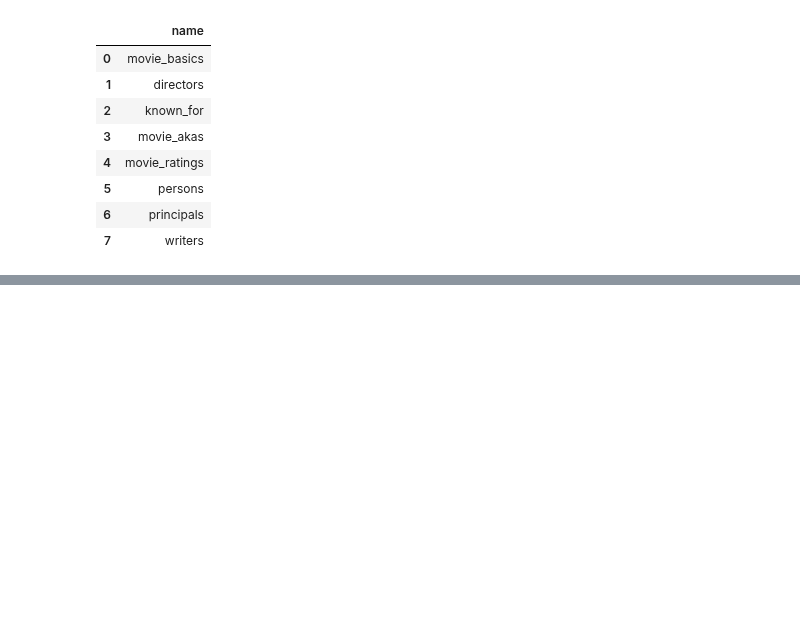
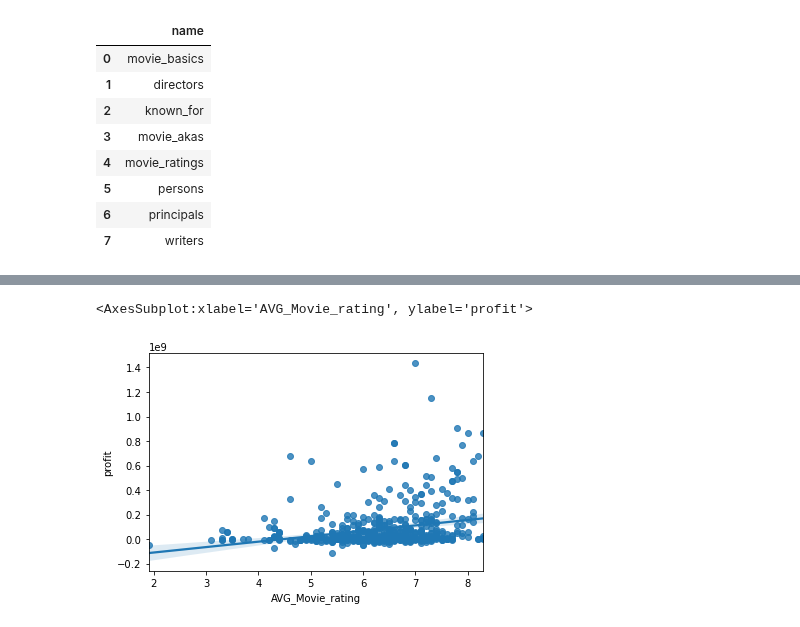
Before and after one commit to cLineman/CapStoneProject, a Jupyter notebook: ColtonLineman.ipynb, the cells around one changed output, grey strips where cells are left out. Saved outputs shown, nothing was run; the diff lists cells and outputs as text; code cells hidden in the pictures; blank space fills up the shorter version.

Commit message:
Analaysis for director ratings and profit

```diff
--- a/ColtonLineman.ipynb
+++ b/ColtonLineman.ipynb
@@ -601,0 +720,16 @@ pd.read_sql("""
+# %%
+directorRatings = pd.read_sql("""
+    SELECT
+    persons.primary_name AS director, movie_basics.original_title AS title, movie_ratings.averagerating AS AVG_Movie_rating
+    FROM persons
+    JOIN principals
+        USING(person_id)
+    JOIN movie_basics
+        USING(movie_id)
+    JOIN movie_ratings
+        USING(movie_id)
+    GROUP BY persons.primary_name
+    HAVING principals.category == 'director' AND movie_ratings.numvotes >= 1000 AND COUNT(movie_ratings.movie_id) > 1
+    ORDER BY AVG_Movie_rating DESC
+  ;
+""", conn)
@@ -601,0 +754,6 @@ pd.read_sql("""
+# %%
+budgetJoinDirector = pd.DataFrame.merge(movie_budgets, directorRatings, on = 'title')
+# %%
+budgetJoinDirector=budgetJoinDirector.drop('id', axis =1)
+budgetJoinDirector=budgetJoinDirector.drop('release_date', axis =1)
+budgetJoinDirector=budgetJoinDirector.drop('title', axis =1)
@@ -601,0 +777,7 @@ pd.read_sql("""
+# %%
+grouped = budgetJoinDirector.groupby('director').mean().sort_values('AVG_Movie_rating', ascending = False)
+# %%
+sns.regplot(grouped['AVG_Movie_rating'], grouped["profit"])
+# %% [output]
+<AxesSubplot:xlabel='AVG_Movie_rating', ylabel='profit'>
+[figure, added]
```
Also changed, not shown: parts of 10 cells of this notebook.
